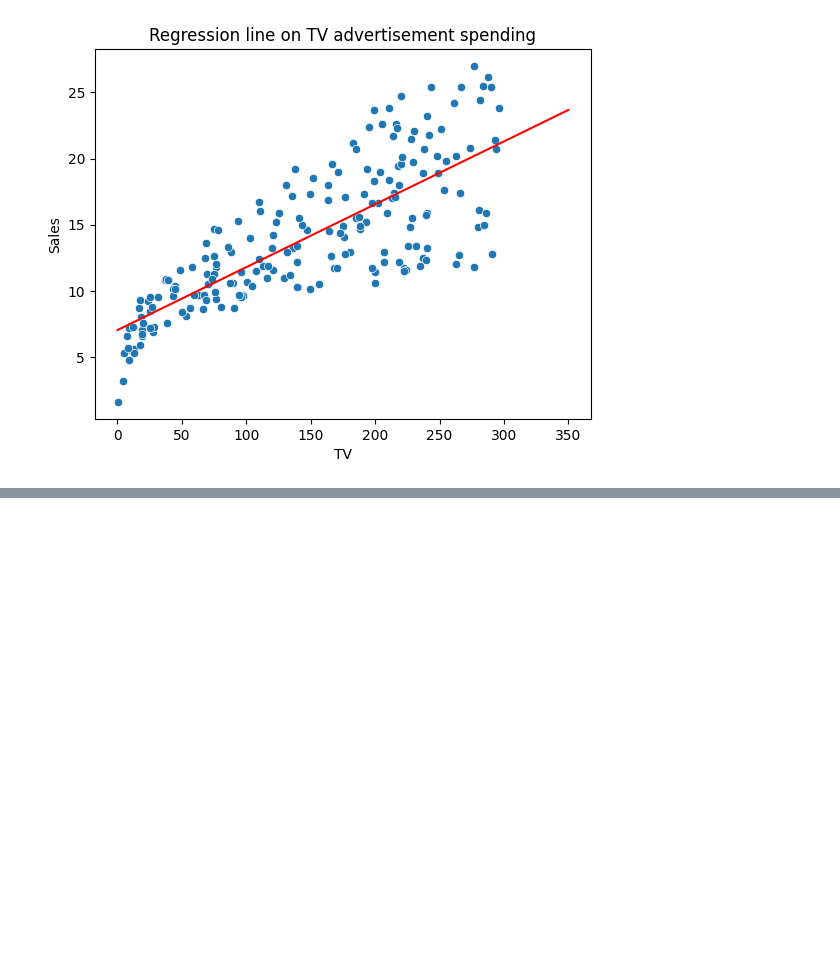
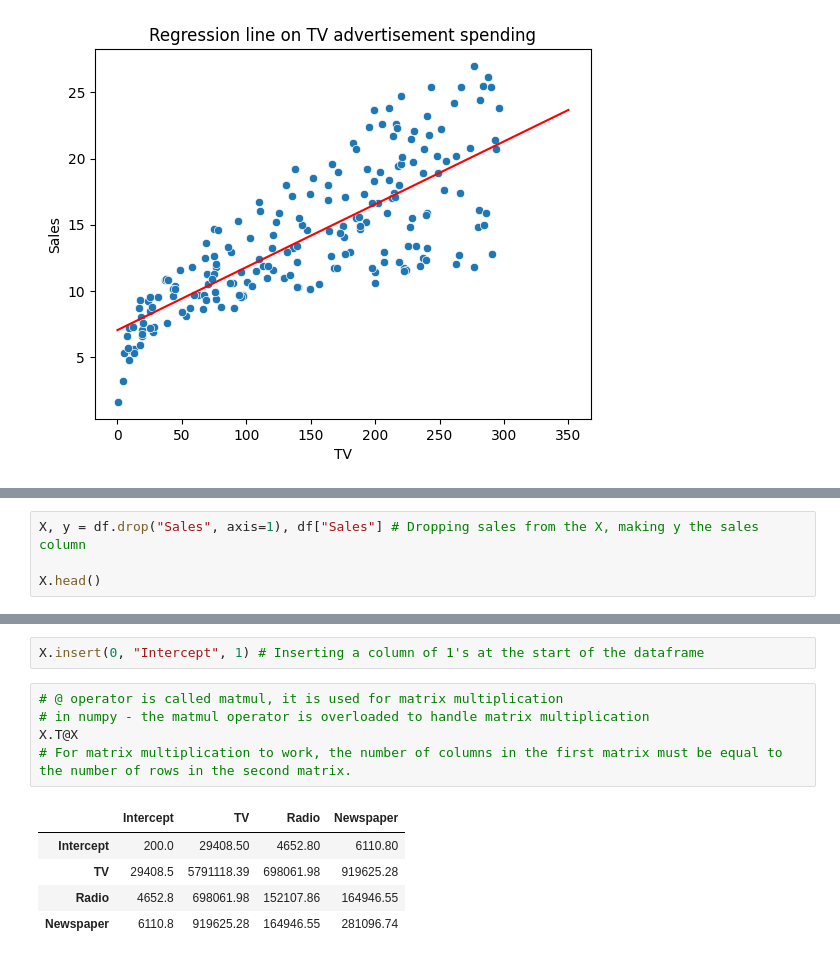
Before and after one commit to Rufshod/Machine-Learning-Alexander-Andersson, a Jupyter notebook: Code-Along/L0-New.ipynb, the cells around one changed output, grey strips where cells are left out. Saved outputs shown, nothing was run; the diff lists cells and outputs as text; blank space fills up the shorter version.

Commit message:
Repetition on two first lessons.

```diff
--- a/Code-Along/L0-New.ipynb
+++ b/Code-Along/L0-New.ipynb
@@ -100,0 +104,4 @@ sns.regplot(x=X,y=y) # Easier way to do the same thing as above,
+# %%
+X, y = df.drop("Sales", axis=1), df["Sales"] # Dropping sales from the X, making y the sales column
+
+X.head()
@@ -100,0 +124,13 @@ sns.regplot(x=X,y=y) # Easier way to do the same thing as above,
+# %%
+X.insert(0, "Intercept", 1) # Inserting a column of 1's at the start of the dataframe
+# %%
+# @ operator is called matmul, it is used for matrix multiplication
+# in numpy - the matmul operator is overloaded to handle matrix multiplication
+X.T@X
+# For matrix multiplication to work, the number of columns in the first matrix must be equal to the number of rows in the second matrix.
+# %% [output]
+|  | Intercept | TV | Radio | Newspaper |
+| Intercept | 200.0 | 29408.50 | 4652.80 | 6110.80 |
+| TV | 29408.5 | 5791118.39 | 698061.98 | 919625.28 |
+| Radio | 4652.8 | 698061.98 | 152107.86 | 164946.55 |
+| Newspaper | 6110.8 | 919625.28 | 164946.55 | 281096.74 |
```
Also changed, not shown: parts of 16 cells of this notebook, 1 other file.
